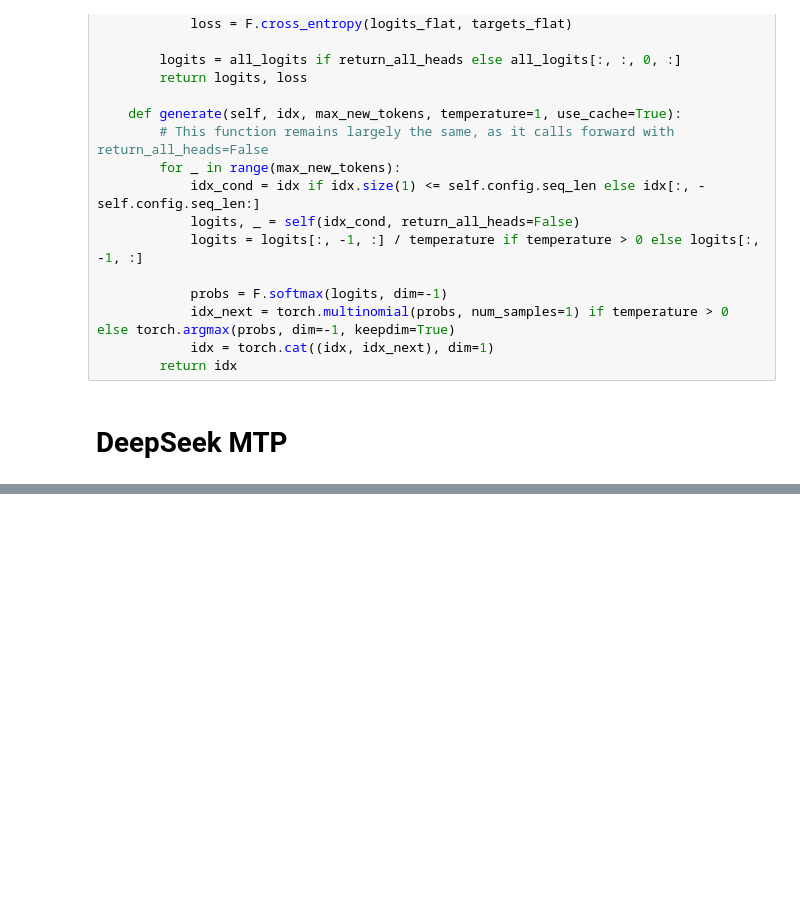
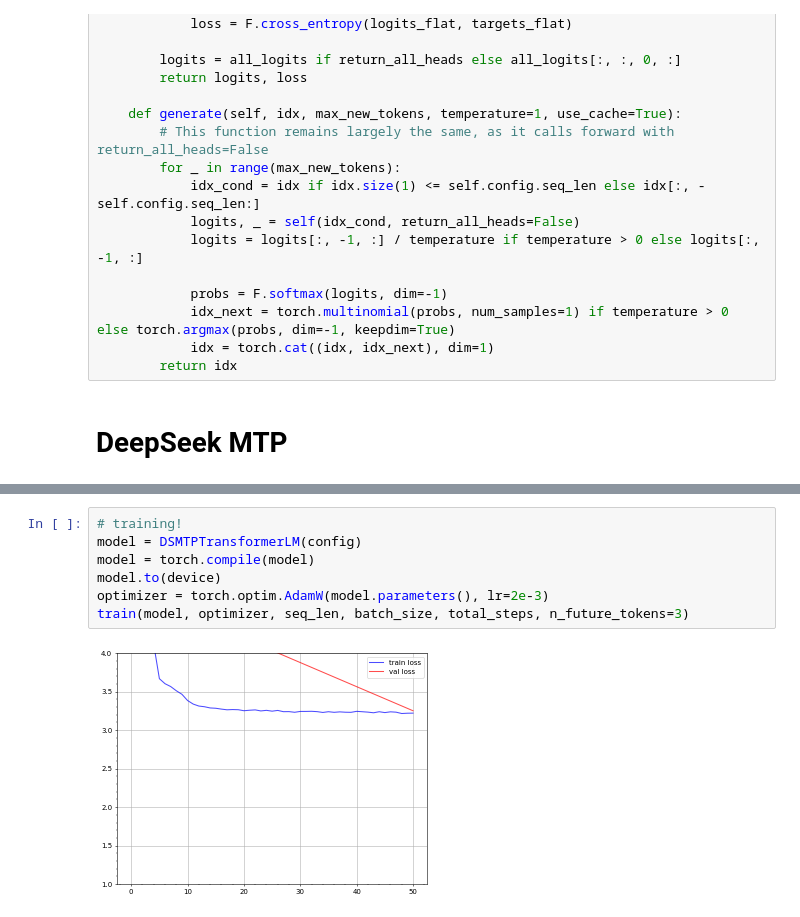
Before and after one commit to Erland366/transformers_playground, a Jupyter notebook: transformer_playground.ipynb, the cells around one changed output, grey strips where cells are left out. Cells and saved outputs as stored; diff of their text form; blank space fills up the shorter version.

```diff
--- a/transformer_playground.ipynb
+++ b/transformer_playground.ipynb
@@ -1610,0 +1826,9 @@ KeyboardInterrupt:
+# %%
+# training!
+model = DSMTPTransformerLM(config)
+model = torch.compile(model)
+model.to(device)
+optimizer = torch.optim.AdamW(model.parameters(), lr=2e-3)
+train(model, optimizer, seq_len, batch_size, total_steps, n_future_tokens=3)
+# %% [output]
+[figure, added]
```
Also changed, not shown: parts of 6 cells of this notebook.
